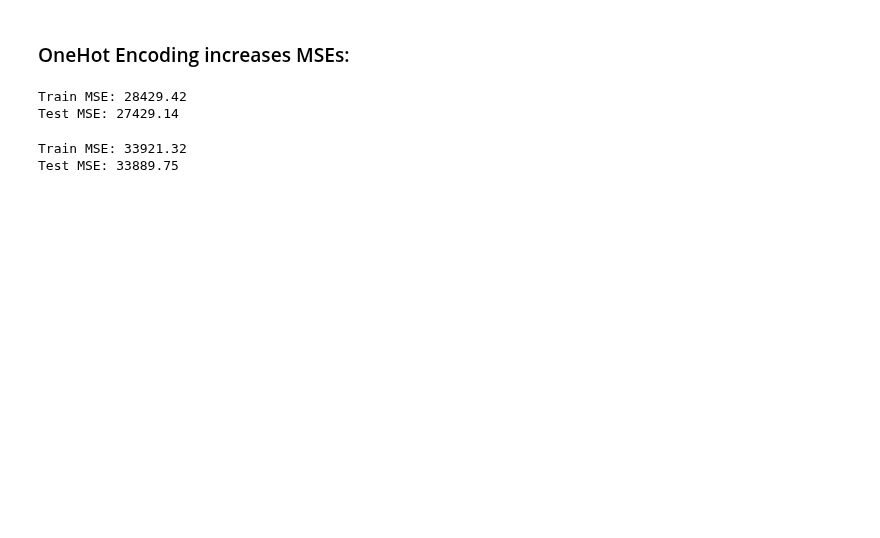
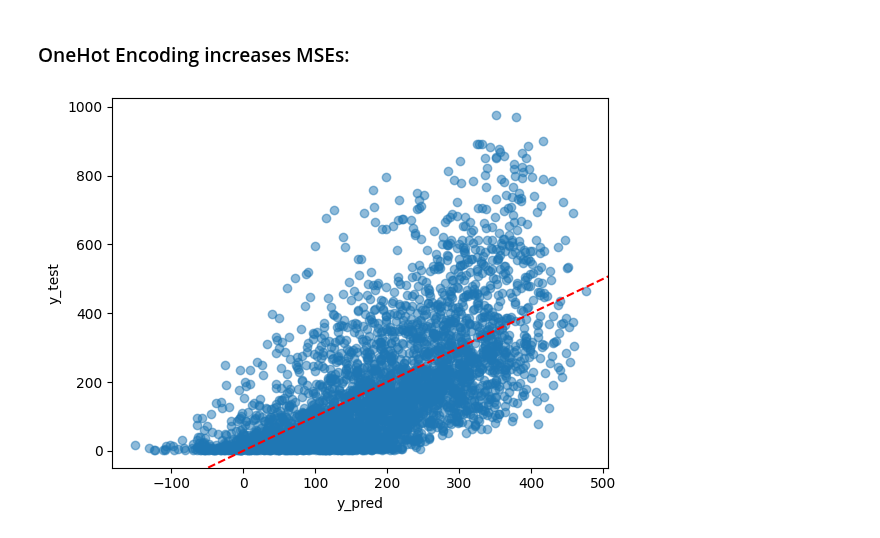
Before and after one commit to linusha/rental-bike-predictions, a Jupyter notebook: citywide_predictions.ipynb, the cells around one changed output. Cells and saved outputs as stored; diff of their text form; code cells hidden in the pictures; blank space fills up the shorter version.

Commit message:
implemented pipeline, (linear) time-based features, time-based cv, fixed one-hot encoding

```diff
--- a/citywide_predictions.ipynb
+++ b/citywide_predictions.ipynb
@@ -166,48 +214,27 @@ Test MSE: 3620.98
 from sklearn.compose import ColumnTransformer
 from sklearn.preprocessing import OneHotEncoder
 
-categorical_features = ['season', 'yr', 'weathersit']
+categorical_columns = ['season', 'yr', 'weathersit']
 
-preprocessor = ColumnTransformer([
-    ('cat', OneHotEncoder(handle_unknown='ignore', sparse_output= False), categorical_features)
+pipe_LR_proc = Pipeline(steps=[
+    ('transformer', ColumnTransformer(
+        transformers=[
+            ('cat', OneHotEncoder(handle_unknown='ignore', sparse_output=False), categorical_columns)
+        ],
+        remainder='passthrough'
+    )),
+    ('model', LinearRegression())
 ])
-
-# Use the preprocessor to transform the data
-X_train_proc = preprocessor.fit_transform(X_train)
-X_val_proc = preprocessor.transform(X_val)
-X_test_proc = preprocessor.transform(X_test)
-# %%
-# fit the model
-model = LinearRegression().fit(X_train_proc, y_train)
-
-# make predictions on the validation set
-y_train_pred = model.predict(X_train_proc)
-
-# make predictions on the test set
-y_pred = model.predict(X_test_proc)
-
-# evaluate the model
-mse_train = mean_squared_error(y_train, y_train_pred)
-mse_test = mean_squared_error(y_test, y_pred)
-
-print(f"Train MSE: {mse_train:.2f}")
-print(f"Test MSE: {mse_test:.2f}")
-# %% [output]
-Train MSE: 28429.42
-Test MSE: 27429.14
-# %%
-dt_reg = DecisionTreeRegressor(max_depth = 3,random_state=42)
-dt_reg.fit(X_train_proc, y_train)
-
-y_train_pred_dt_reg = dt_reg.predict(X_train_proc)
-y_pred_dt_reg = dt_reg.predict(X_test_proc)
-
-# evaluate the model
-mse_train_dt_reg = mean_squared_error(y_train, y_train_pred_dt_reg)
-mse_test_dt_reg = mean_squared_error(y_test, y_pred_dt_reg)
-
-print(f"Train MSE: {mse_train_dt_reg:.2f}")
-print(f"Test MSE: {mse_test_dt_reg:.2f}")
-# %% [output]
-Train MSE: 33921.32
-Test MSE: 33889.75
+# %%
+y_pred2 = fit_predict_eval(pipe_LR_proc, X_train, y_train, X_test, y_test)[3]
+# %%
+import matplotlib.pyplot as plt
+
+plt.scatter(y_pred2, y_test, alpha=0.5)
+plt.xlabel('y_pred')
+plt.ylabel('y_test')
+# add the line y=x for reference
+plt.axline((0, 0), slope = 1, color='red', linestyle='--')
+plt.show()
+# %% [output]
+[figure, added]
```
Also changed, not shown: parts of 43 cells of this notebook.
